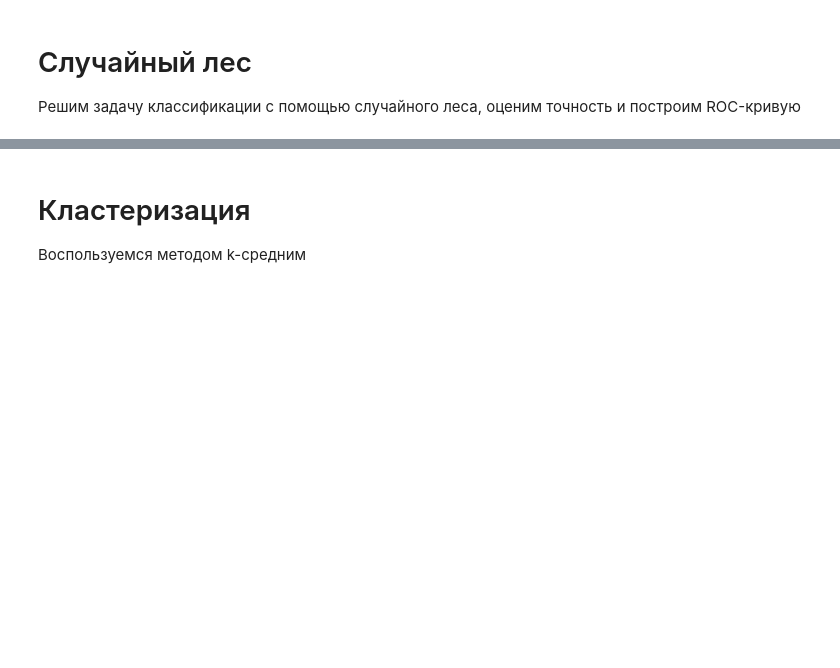
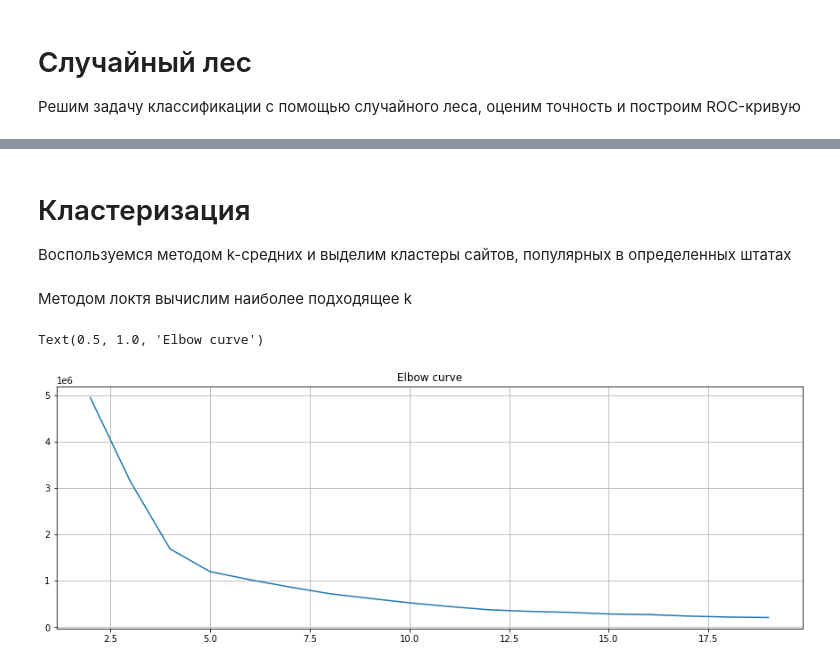
Before and after one commit to Liaisan829/hotel_reviews, a Jupyter notebook: project.ipynb, the cells around one changed output, grey strips where cells are left out. Saved outputs shown, nothing was run; the diff lists cells and outputs as text; code cells hidden in the pictures; blank space fills up the shorter version.

```diff
--- a/project.ipynb
+++ b/project.ipynb
@@ -536,3 +724,20 @@ print(feature_df)
 # %% [markdown]
 # Кластеризация
-Воспользуемся методом k-средним
+Воспользуемся методом k-средних и выделим кластеры сайтов, популярных в определенных штатах
+# %% [markdown]
+Методом локтя вычислим наиболее подходящее k
+# %%
+columns = ['reviews.userProvince_code', 'province_code']
+distorsions = []
+for k in range(2, 20):
+    kmeans = KMeans(n_clusters=k)
+    kmeans.fit(ds[columns])
+    distorsions.append(kmeans.inertia_)
+
+fig = plt.figure(figsize=(15, 5))
+plt.plot(range(2, 20), distorsions)
+plt.grid(True)
+plt.title('Elbow curve')
+# %% [output]
+Text(0.5, 1.0, 'Elbow curve')
+[figure, added]
```
Also changed, not shown: parts of 85 cells of this notebook.
